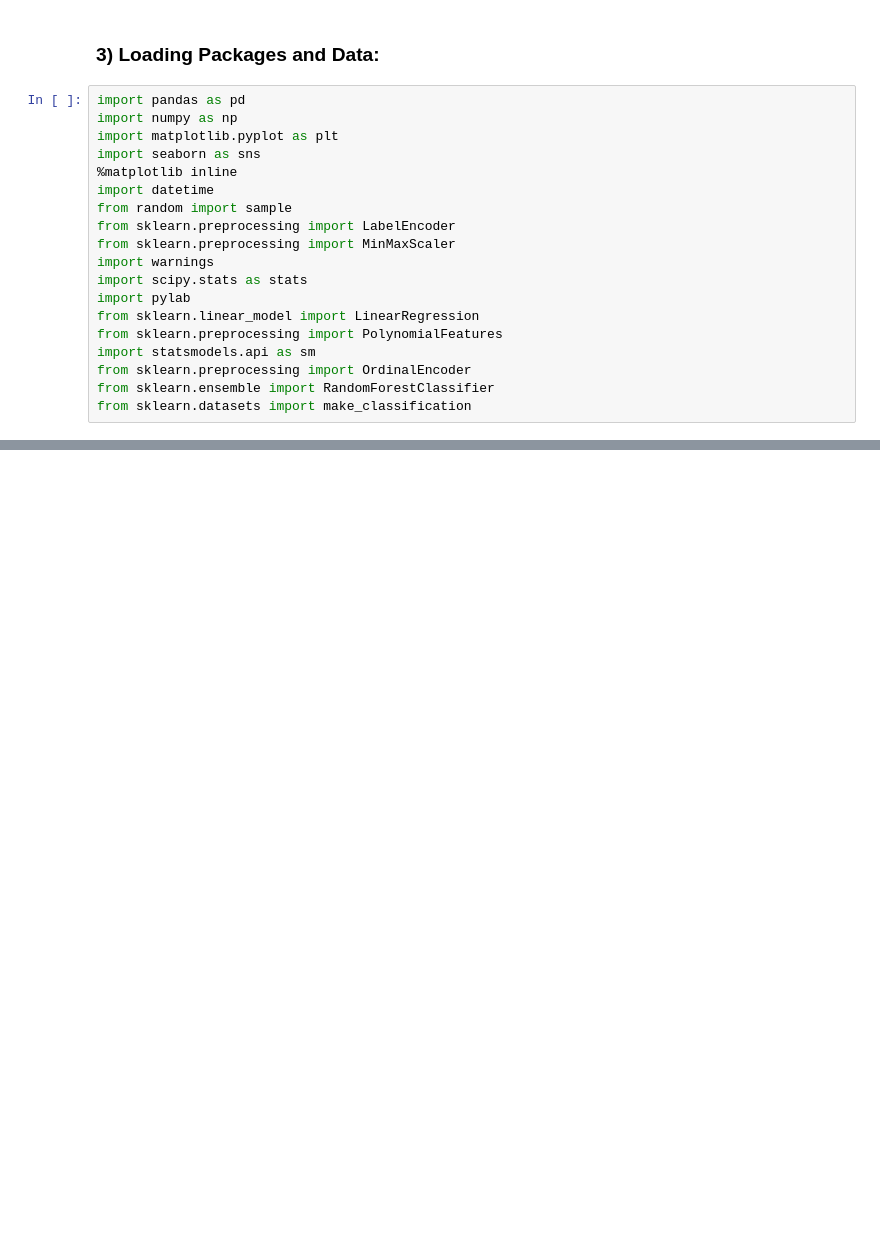
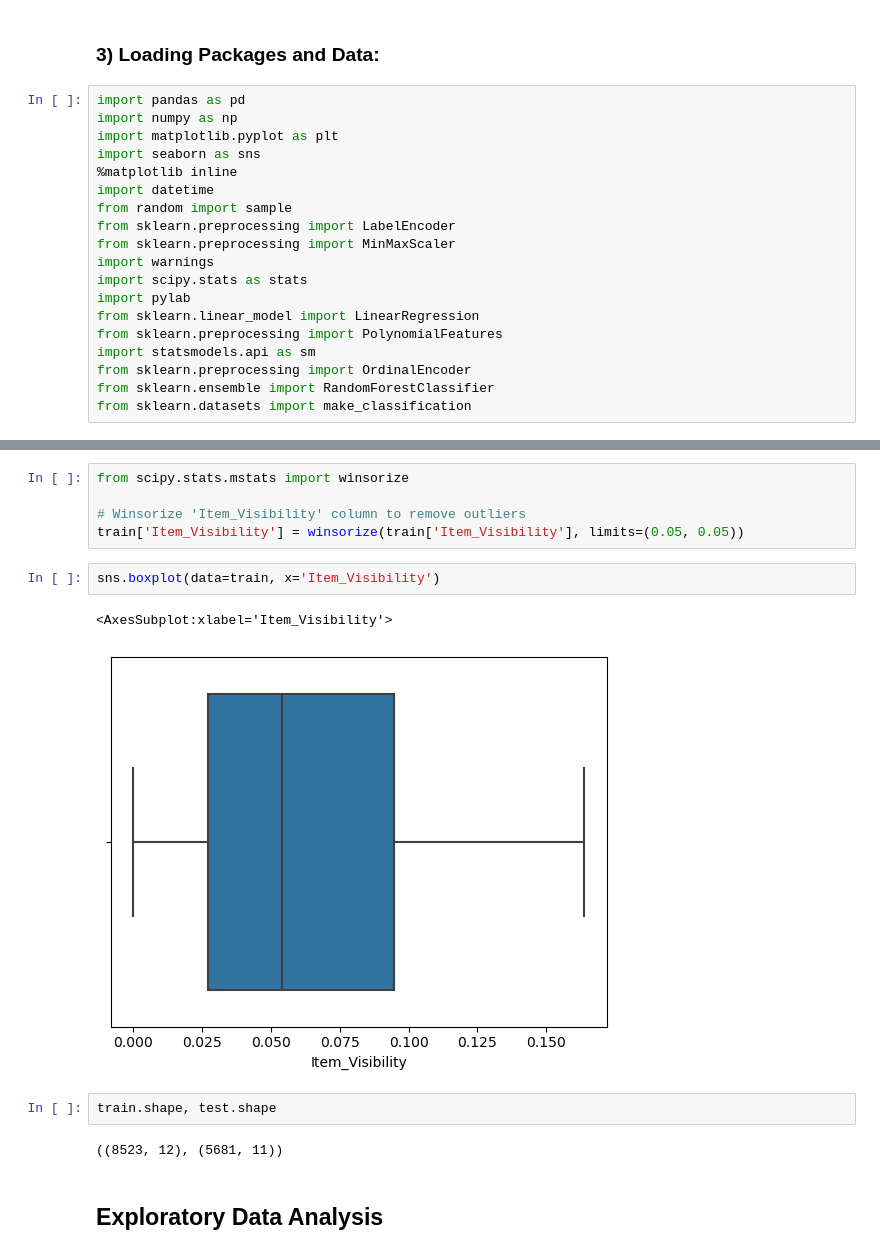
Before and after one commit to Swapnil-M3/BigMart-Sales-Analysis-and-Prediction, a Jupyter notebook: BigMart.ipynb, the cells around one changed output, grey strips where cells are left out. Saved outputs shown, nothing was run; the diff lists cells and outputs as text; blank space fills up the shorter version.

```diff
--- a/BigMart.ipynb
+++ b/BigMart.ipynb
@@ -789,0 +251,16 @@ from sklearn.metrics import accuracy_score
+# %%
+from scipy.stats.mstats import winsorize
+
+# Winsorize 'Item_Visibility' column to remove outliers
+train['Item_Visibility'] = winsorize(train['Item_Visibility'], limits=(0.05, 0.05))
+# %%
+sns.boxplot(data=train, x='Item_Visibility')
+# %% [output]
+<AxesSubplot:xlabel='Item_Visibility'>
+[figure, added]
+# %%
+train.shape, test.shape
+# %% [output]
+((8523, 12), (5681, 11))
+# %% [markdown]
+## Exploratory Data Analysis
```
Also changed, not shown: parts of 216 cells of this notebook.
